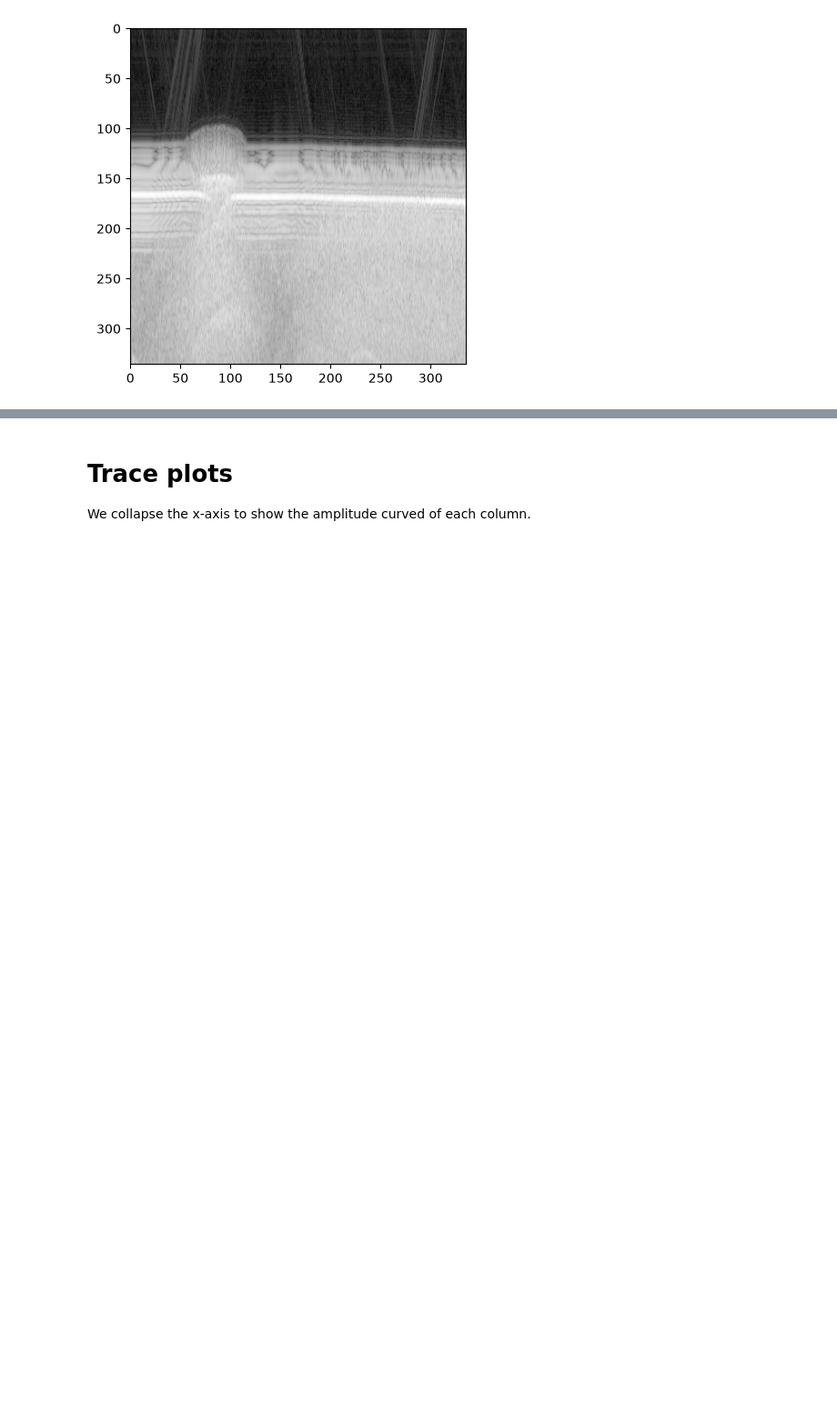
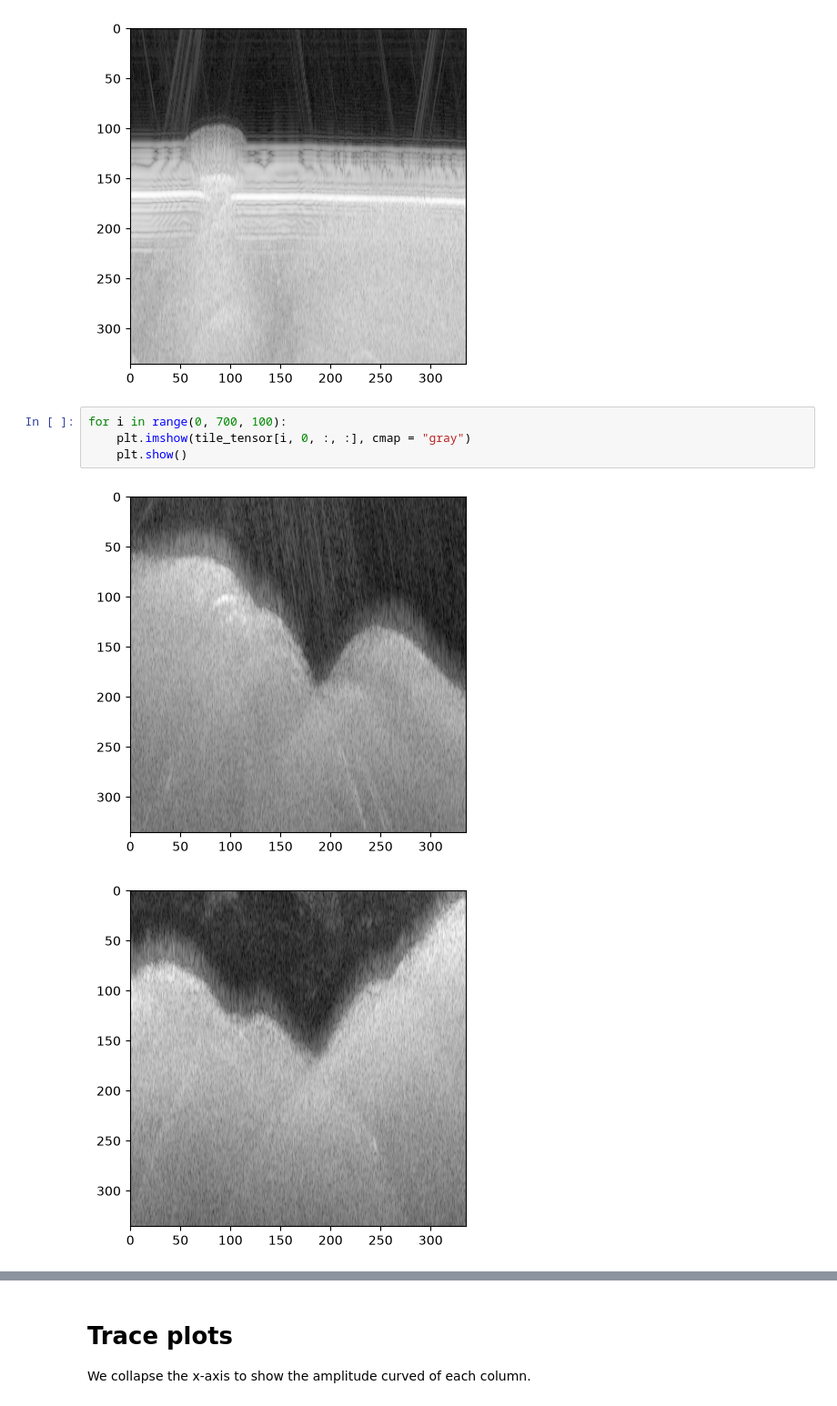
Before and after one commit to kimbente/RadarCLIP, a Jupyter notebook: inspect_tiles.ipynb, the cells around one changed output, grey strips where cells are left out. Shown at 91% size. Drawn from its saved outputs; the diff is of its cells as text; blank space fills up the shorter version.

```diff
--- a/inspect_tiles.ipynb
+++ b/inspect_tiles.ipynb
@@ -19,3 +19,10 @@ plt.imshow(tile_tensor[i, 0, :, :], cmap = "gray")
 # %% [output]
 <matplotlib.image.AxesImage at 0x...>
 [figure]
+# %%
+for i in range(0, 700, 100):
+    plt.imshow(tile_tensor[i, 0, :, :], cmap = "gray")
+    plt.show()
+# %% [output]
+[figure, added]
+[figure, added]
```
Also changed, not shown: parts of 2 cells of this notebook, 2 other files.
